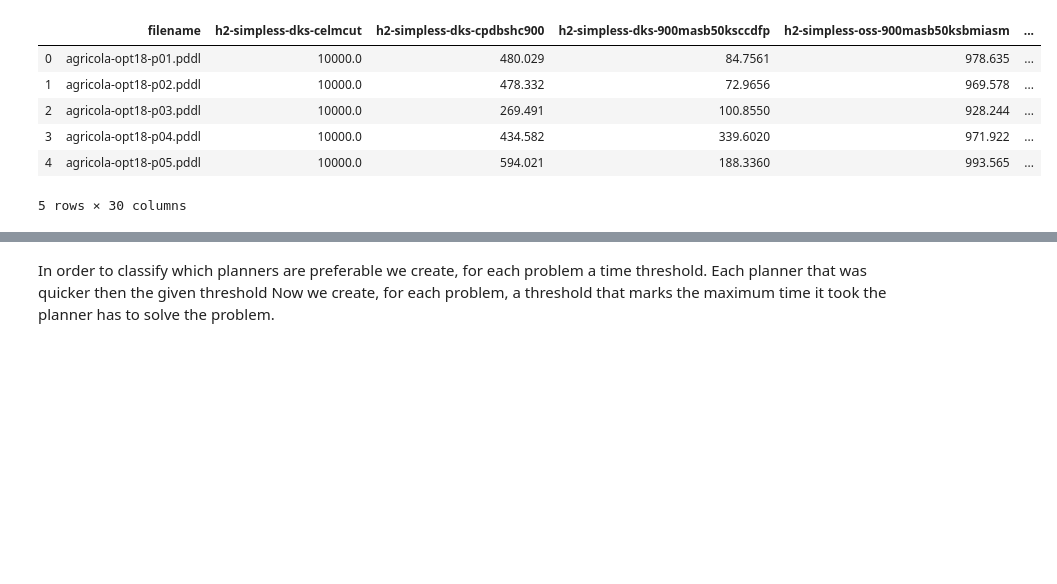
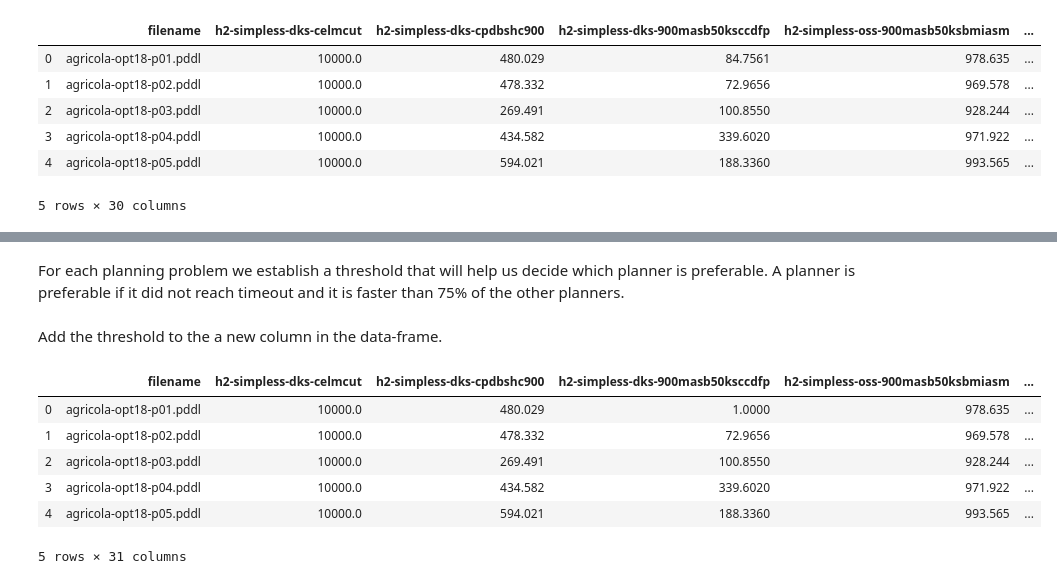
Before and after one commit to ronen85/deep_planner_portfolio, a Jupyter notebook: data_process.ipynb, the cells around one changed output, grey strips where cells are left out. Saved outputs shown, nothing was run; the diff lists cells and outputs as text; code cells hidden in the pictures; blank space fills up the shorter version.

```diff
--- a/data_process.ipynb
+++ b/data_process.ipynb
@@ -50,6 +63,34 @@ Creation of a new data-frame:
 # %%
 temp_df = df.drop('filename', axis=1)
-# %% [markdown]
-In order to classify which planners are preferable we create, for each problem a time threshold.
-Each planner that was quicker then the given threshold
-Now we create, for each problem, a threshold that marks the maximum time it took the planner has to solve the problem.
+# %% [markdown]
+For each planning problem we establish a threshold that will help us decide which planner is preferable.
+A planner is preferable if it did not reach timeout and it is faster than 75% of the other planners.
+# %%
+threshold = temp_df.apply(lambda x: np.percentile(x,25), axis=1)
+threshold[threshold==10000] = temp_df.apply(lambda x: np.percentile(x,20), axis=1)[threshold==10000]
+threshold[threshold==10000] = temp_df.apply(lambda x: np.percentile(x,15), axis=1)[threshold==10000]
+threshold[threshold==10000] = temp_df.apply(lambda x: np.percentile(x,10), axis=1)[threshold==10000]
+threshold[threshold==10000] = temp_df.apply(lambda x: np.percentile(x,5), axis=1)[threshold==10000]
+threshold[threshold==10000] = temp_df.apply(lambda x: np.percentile(x,1), axis=1)[threshold==10000]
+# list(threshold)
+# %% [markdown]
+Add the threshold to the a new column in the data-frame.
+# %%
+df['threshold'] = threshold
+# %%
+columns = list(df.columns)
+columns.remove('filename')
+
+for col in columns:
+    cond = (df[col] < df['threshold']) & (df[col] != -1)
+    df.loc[cond, col] = 1
+
+df.head()
+# %% [output]
+|  | filename | h2-simpless-dks-celmcut | h2-simpless-dks-cpdbshc900 | h2-simpless-dks-900masb50ksccdfp | h2-simpless-oss-900masb50ksbmiasm | ... |
+| 0 | agricola-opt18-p01.pddl | 10000.0 | 480.029 | 1.0000 | 978.635 | ... |
+| 1 | agricola-opt18-p02.pddl | 10000.0 | 478.332 | 72.9656 | 969.578 | ... |
+| 2 | agricola-opt18-p03.pddl | 10000.0 | 269.491 | 100.8550 | 928.244 | ... |
+| 3 | agricola-opt18-p04.pddl | 10000.0 | 434.582 | 339.6020 | 971.922 | ... |
+| 4 | agricola-opt18-p05.pddl | 10000.0 | 594.021 | 188.3360 | 993.565 | ... |
+5 rows × 31 columns
```
Also changed, not shown: parts of 16 cells of this notebook.
